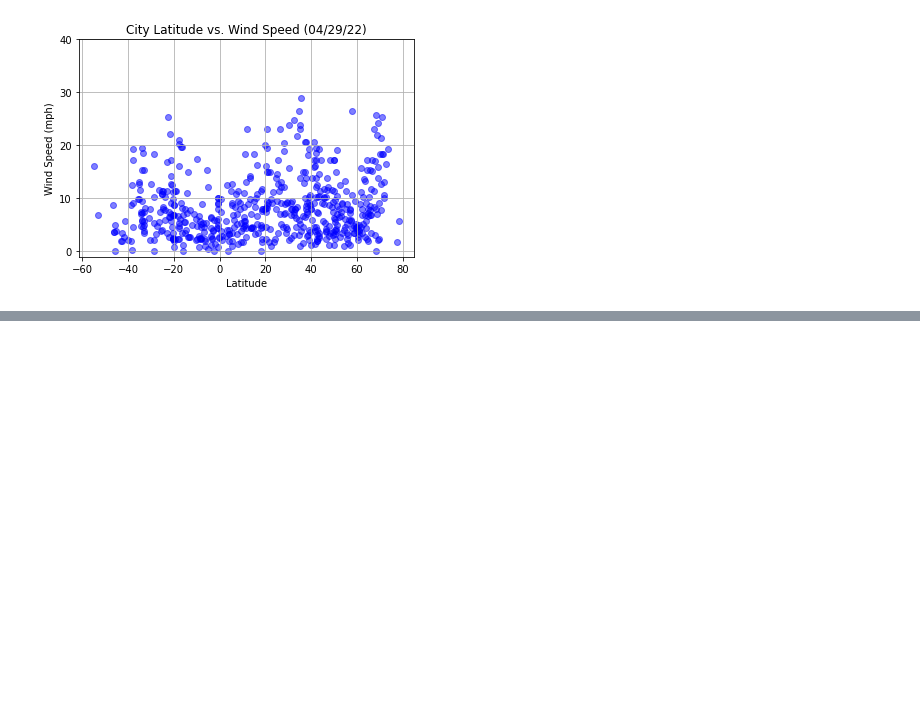
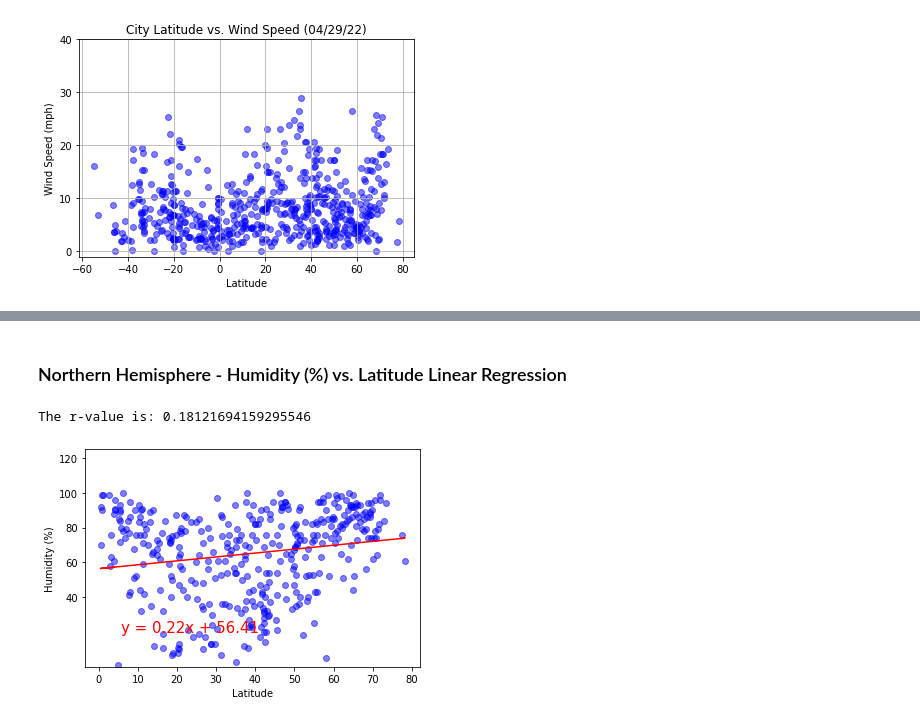
Before and after one commit to vasantap/python-api-challenge, a Jupyter notebook: WeatherPy/WeatherPy.ipynb, the cells around one changed output, grey strips where cells are left out. Drawn from its saved outputs; the diff is of its cells as text; code cells hidden in the pictures; blank space fills up the shorter version.

```diff
--- a/WeatherPy/WeatherPy.ipynb
+++ b/WeatherPy/WeatherPy.ipynb
@@ -285,0 +322,20 @@ plt.show()
+# %% [markdown]
+### Northern Hemisphere - Humidity (%) vs. Latitude Linear Regression
+# %%
+x = Northern_Hemisphere_df['Lat']
+y = Northern_Hemisphere_df['Humidity']
+(slope, intercept, rvalue, pvalue, stderr) = linregress(x,y)
+regress_value = x * slope + intercept
+equation_of_line = f"y = {round(slope,2)}x + {round(intercept,2)}"
+plt.scatter(x,y, color = 'blue', marker='o',alpha=0.5)
+plt.plot(x,regress_value, color = 'red')
+plt.annotate(equation_of_line,xy=(5.8,20), fontsize=15,color='red')
+plt.xlabel('Latitude')
+plt.ylabel("Humidity (%)")
+print(f"The r-value is: {rvalue}")
+plt.ylim(0,125)
+plt.yticks(np.arange(40,125,20))
+plt.show()
+# %% [output]
+The r-value is: 0.18121694159295546
+[figure, added]
```
Also changed, not shown: parts of 17 cells of this notebook, 12 other files.
